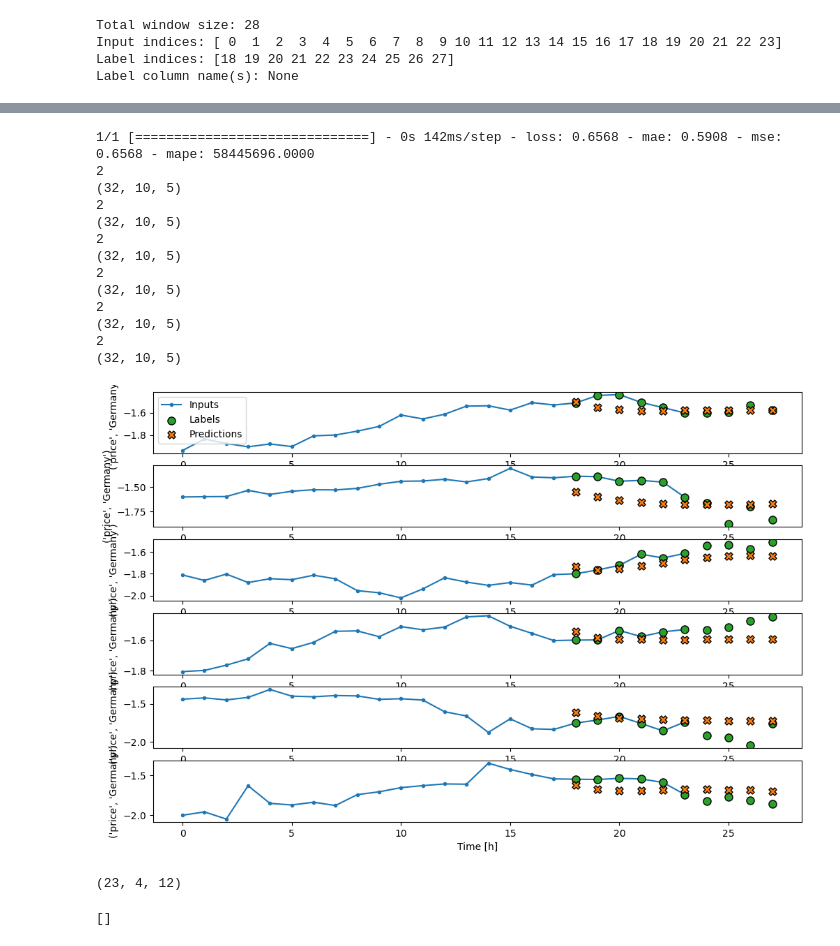
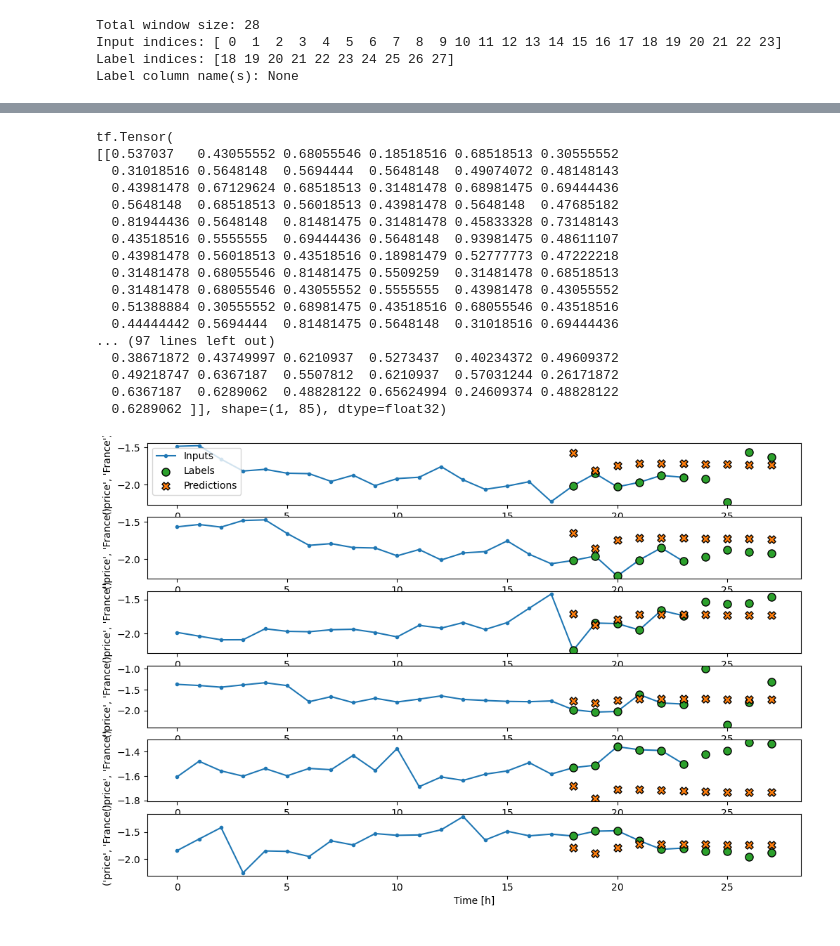
Before and after one commit to Gogonemnem/erasmus-university-rotterdam-assignments, a Jupyter notebook: code/notebooks/Gonem/model.ipynb, the cells around one changed output, grey strips where cells are left out. Cells and saved outputs as stored; diff of their text form; code cells hidden in the pictures.

Commit message:
hyperparameterized models

```diff
--- a/code/notebooks/Gonem/model.ipynb
+++ b/code/notebooks/Gonem/model.ipynb
@@ -57,8 +57,8 @@ class IterativeFilterCallback(tf.keras.callbacks.Callback):
 
         columns = self.windower.train_df.columns[tf.reshape(self.indices, (-1,))]
         # print(columns)
-        columns = self.windower.label_columns + list(columns)
-        columns = sorted(list(set(columns)))
+        columns = list(columns) + self.windower.label_columns
+        # columns = list(set(columns))
         filter = Filter(columns)
 
         filtered_windower = self.windower.copy()
@@ -76,7 +73,7 @@ cwd = pathlib.Path.cwd()
 code_directory = cwd.parents[1]
 
 bas_directory = code_directory / "notebooks" / "Bas"
-data_file = bas_directory / "df_filtered_maize_trade_oil_weather_futures.xlsx"
+data_file = bas_directory / "cadeautjevoorGonemenLiza.xlsx"
 data_file
 
 
@@ -126,7 +123,7 @@ label_width = 10
 shift = 4
 
 w = WindowGenerator(input_width=width, label_width=label_width, shift=shift, data=df,
-                    split=[0, 0.6, 0.85, 1])
+                    split=[0, 0.6, 0.85, 1], remove_labels=True)
 w.preprocess(stl_preprocessor)
 w
 # %% [output]
@@ -225,13 +170,16 @@ class FeedBack(tf.keras.Model):
 # %%
-from model import Model
+from model import EncoderDecoder, Feedback, SingleShot
 len(label_columns)
-m = FeedBack(pred_features=5, units=32, out_steps=label_width)
+m = FeedBack(out_steps=label_width, number_of_features=5, units=128, blocks=5, heads=8)
+# m = EncoderDecoder(out_steps=label_width, number_of_features=5, units=128, blocks=5, heads=8)
+# m = Model(num_feature_prediction=5, out_steps=label_width)
+# m = SingleShot(out_steps=label_width, number_of_features=5, units=128, blocks=5, heads=8)
 m.compile(
     loss='mse',
     metrics=['mae', 'mse', 'mape'],
     run_eagerly=False,
     )
 
-filter_callback = IterativeFilterCallback(w, model_class=Model, iterations=1)
-m.fit(w.train, batch_size=32, epochs=100, validation_data=w.val, callbacks=[filter_callback])
+filter_callback = IterativeFilterCallback(w, model_class=Model, iterations=1, threshold=85)
+m.fit(w.train, batch_size=32, epochs=5, validation_data=w.val)#, callbacks=[filter_callback])
 # %% [output]
@@ -391,31 +331,26 @@ w.column_indices
 # %%
 val_performance = {}
 performance = {}
 
 val_performance['1'] = m.evaluate(w.val)
 # performance['1'] = m.evaluate(w.test)
-w.plot(m, plot_col=label_columns[2], max_subplots=6)
+w.plot(m, plot_col=label_columns[1], max_subplots=6)
 # %% [output]
-1/1 [==============================] - 0s 142ms/step - loss: 0.6568 - mae: 0.5908 - mse: 0.6568 - mape: 58445696.0000
-2
-(32, 10, 5)
-2
-(32, 10, 5)
-2
-(32, 10, 5)
-2
-(32, 10, 5)
-2
-(32, 10, 5)
-2
-(32, 10, 5)
+tf.Tensor(
+[[0.537037   0.43055552 0.68055546 0.18518516 0.68518513 0.30555552
+  0.31018516 0.5648148  0.5694444  0.5648148  0.49074072 0.48148143
+  0.43981478 0.67129624 0.68518513 0.31481478 0.68981475 0.69444436
+  0.5648148  0.68518513 0.56018513 0.43981478 0.5648148  0.47685182
+  0.81944436 0.5648148  0.81481475 0.31481478 0.45833328 0.73148143
+  0.43518516 0.5555555  0.69444436 0.5648148  0.93981475 0.48611107
+  0.43981478 0.56018513 0.43518516 0.18981479 0.52777773 0.47222218
+  0.31481478 0.68055546 0.81481475 0.5509259  0.31481478 0.68518513
+  0.31481478 0.68055546 0.43055552 0.5555555  0.43981478 0.43055552
+  0.51388884 0.30555552 0.68981475 0.43518516 0.68055546 0.43518516
+  0.44444442 0.5694444  0.81481475 0.5648148  0.31018516 0.69444436
+... (97 lines left out)
+  0.38671872 0.43749997 0.6210937  0.5273437  0.40234372 0.49609372
+  0.49218747 0.6367187  0.5507812  0.6210937  0.57031244 0.26171872
+  0.6367187  0.6289062  0.48828122 0.65624994 0.24609374 0.48828122
+  0.6289062 ]], shape=(1, 85), dtype=float32)
-[figure, old version]
+[figure, new version]
-# %%
-for x, y in w.train:
-    print(x.shape)
-# %% [output]
-(23, 4, 12)
-# %%
-performance['1']
-# %% [output]
-[]
```
Also changed, not shown: parts of 24 cells of this notebook, 4 other files.
